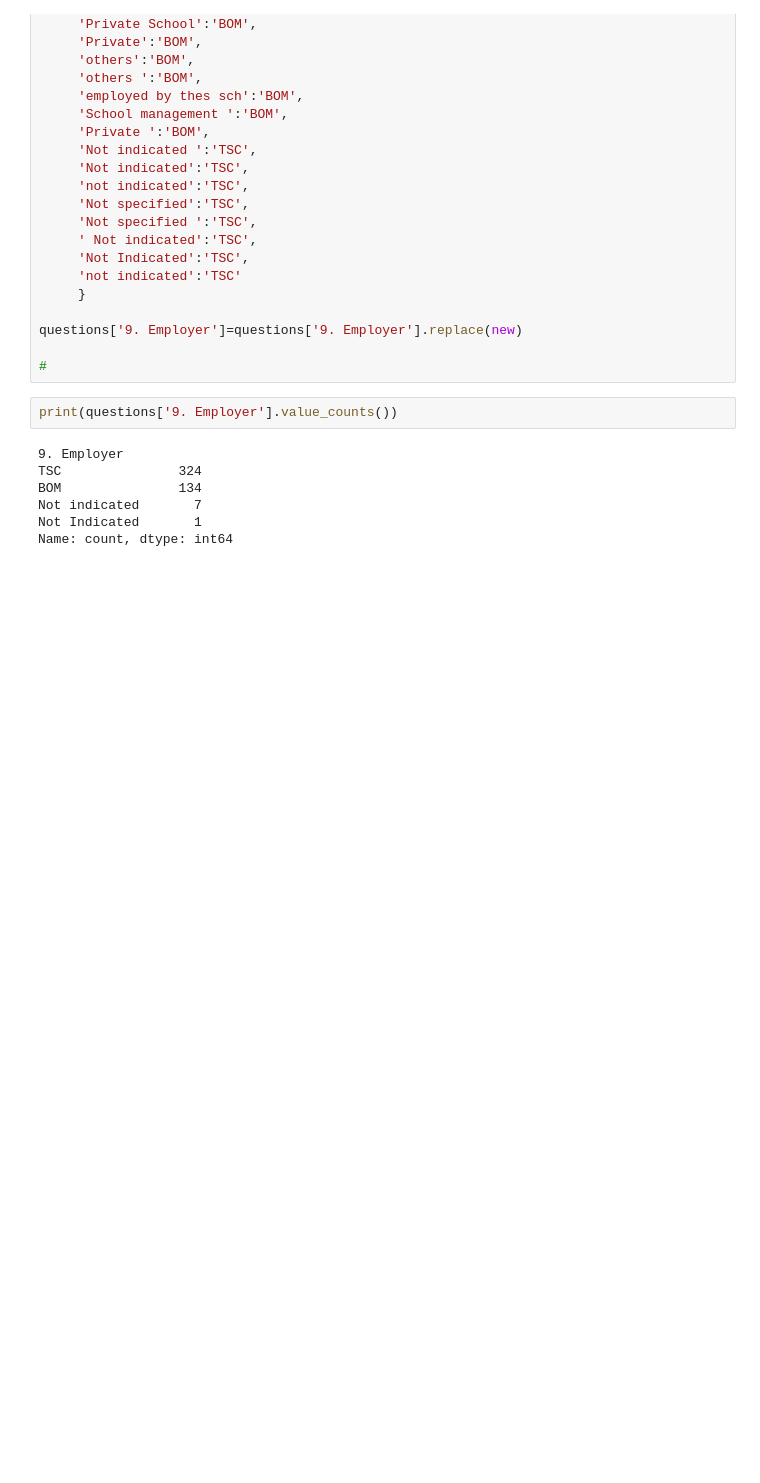
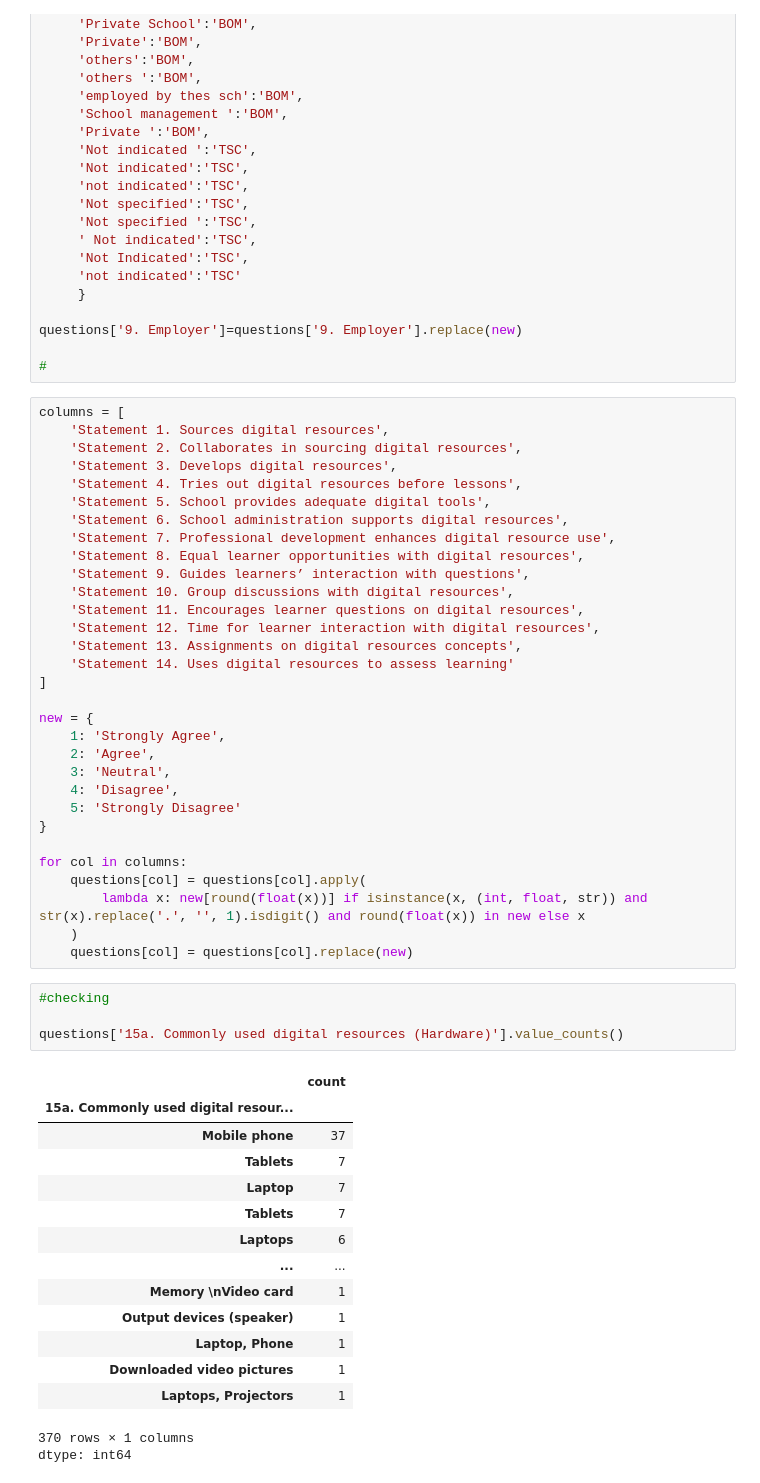
Before and after one commit to davidmasai/kenya-stem-digital-efficacy, a Jupyter notebook: Kenya_stem_digital_efficacy.ipynb, the cells around one changed output. Saved outputs shown, nothing was run; the diff lists cells and outputs as text; blank space fills up the shorter version.

```diff
--- a/Kenya_stem_digital_efficacy.ipynb
+++ b/Kenya_stem_digital_efficacy.ipynb
@@ -1195,12 +1184,54 @@ new={'Chemelil Sugar':'BOM',
 questions['9. Employer']=questions['9. Employer'].replace(new)
 
 #
-# %%
-print(questions['9. Employer'].value_counts())
-# %% [output]
-9. Employer
-TSC               324
-BOM               134
-Not indicated       7
-Not Indicated       1
-Name: count, dtype: int64
+# %%
+columns = [
+    'Statement 1. Sources digital resources',
+    'Statement 2. Collaborates in sourcing digital resources',
+    'Statement 3. Develops digital resources',
+    'Statement 4. Tries out digital resources before lessons',
+    'Statement 5. School provides adequate digital tools',
+    'Statement 6. School administration supports digital resources',
+    'Statement 7. Professional development enhances digital resource use',
+    'Statement 8. Equal learner opportunities with digital resources',
+    'Statement 9. Guides learners’ interaction with questions',
+    'Statement 10. Group discussions with digital resources',
+    'Statement 11. Encourages learner questions on digital resources',
+    'Statement 12. Time for learner interaction with digital resources',
+    'Statement 13. Assignments on digital resources concepts',
+    'Statement 14. Uses digital resources to assess learning'
+]
+
+new = {
+    1: 'Strongly Agree',
+    2: 'Agree',
+    3: 'Neutral',
+    4: 'Disagree',
+    5: 'Strongly Disagree'
+}
+
+for col in columns:
+    questions[col] = questions[col].apply(
+        lambda x: new[round(float(x))] if isinstance(x, (int, float, str)) and str(x).replace('.', '', 1).isdigit() and round(float(x)) in new else x
+    )
+    questions[col] = questions[col].replace(new)
+# %%
+#checking
+
+questions['15a. Commonly used digital resources (Hardware)'].value_counts()
+# %% [output]
+|  | count |
+| 15a. Commonly used digital resour... |  |
+| Mobile phone | 37 |
+| Tablets | 7 |
+| Laptop | 7 |
+| Tablets | 7 |
+| Laptops | 6 |
+| ... | ... |
+| Memory \nVideo card | 1 |
+| Output devices (speaker) | 1 |
+| Laptop, Phone | 1 |
+| Downloaded video pictures | 1 |
+| Laptops, Projectors | 1 |
+370 rows × 1 columns
+dtype: int64
```
Also changed, not shown: parts of 7 cells of this notebook.
